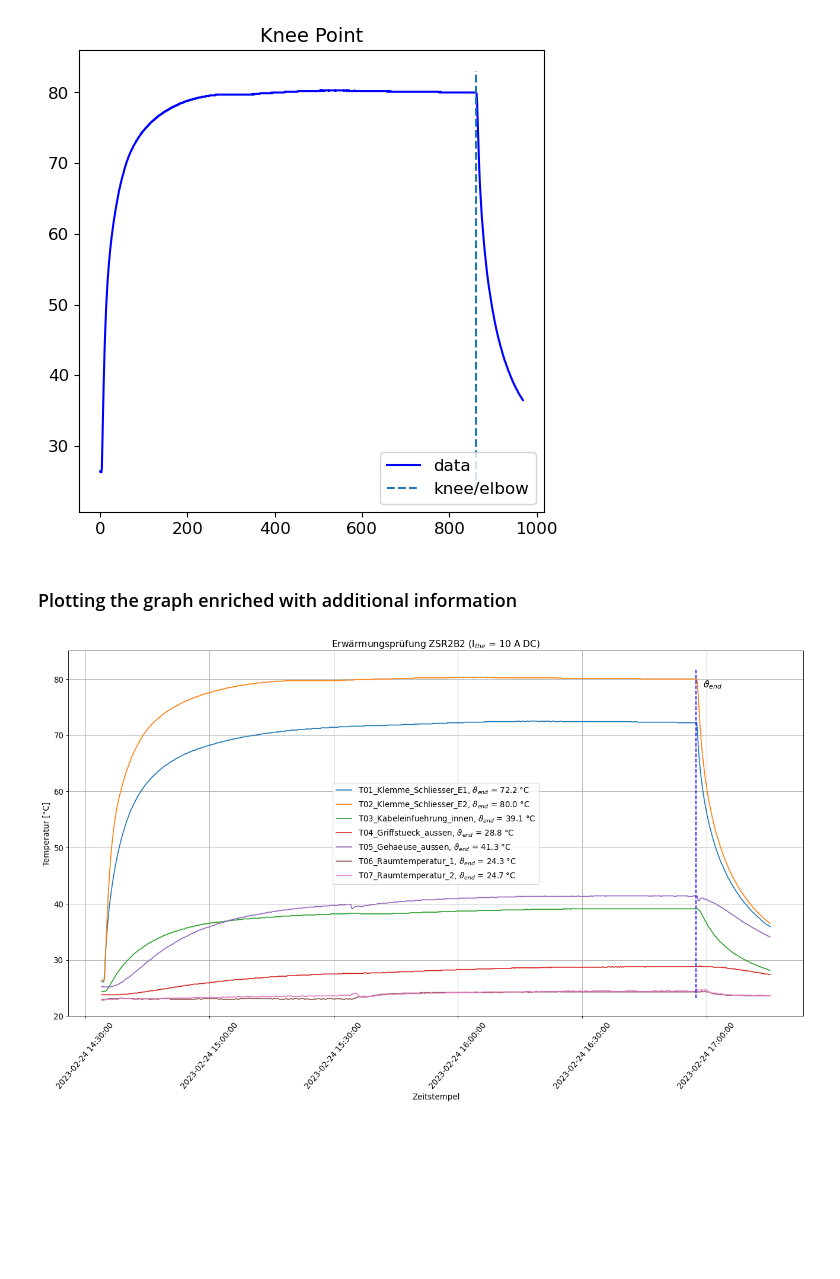
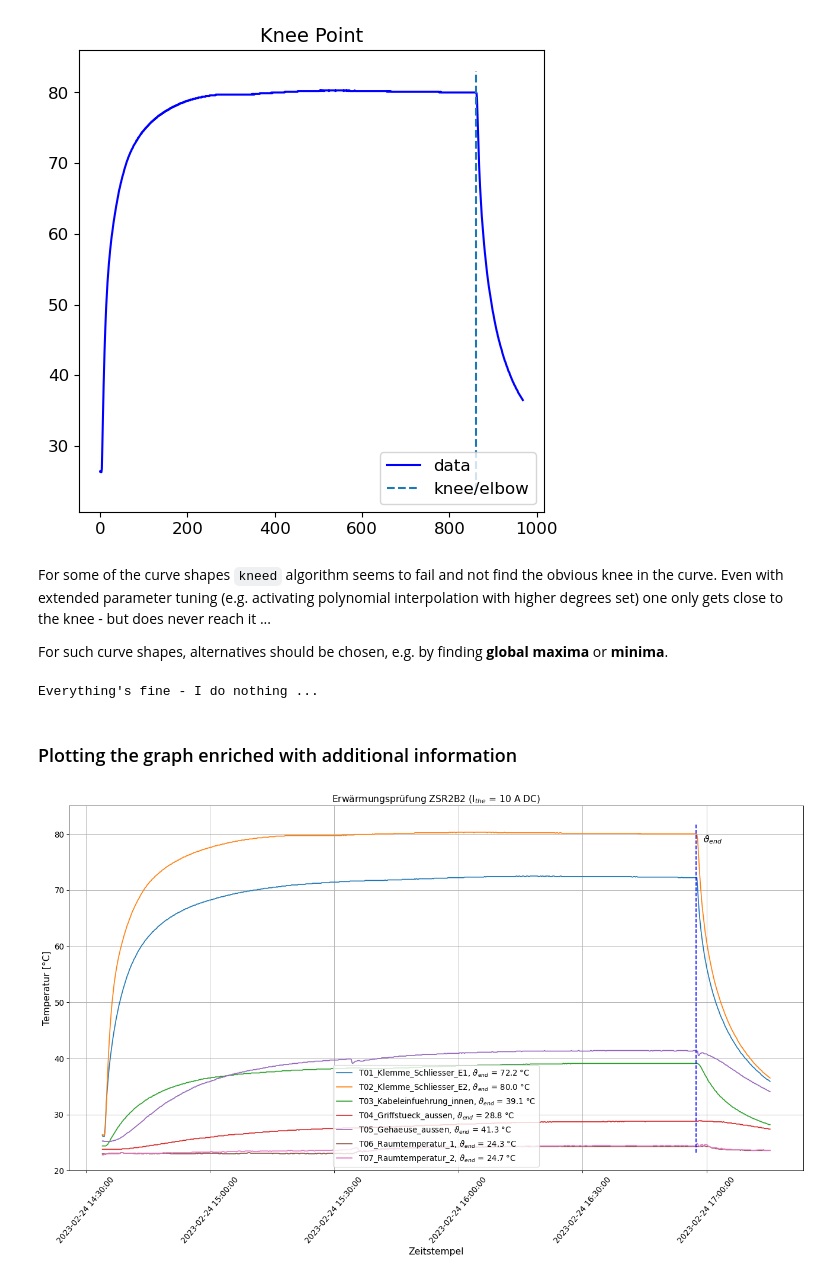
Before and after one commit to urmel79/Jupyter_PyVisa_Lab, a Jupyter notebook: Yokogawa_GP10_notebook.ipynb, the cells around one changed output. Saved outputs shown, nothing was run; the diff lists cells and outputs as text; code cells hidden in the pictures; blank space fills up the shorter version.

Commit message:
improved localizing the knee in the curve shape (alternative implemented, when the 'kneed' algorithm fails)

```diff
--- a/Yokogawa_GP10_notebook.ipynb
+++ b/Yokogawa_GP10_notebook.ipynb
@@ -644,15 +650,10 @@ In the paper [Finding a 'Kneedle' in a Haystack: Detecting Knee Points in System
 # %%
-from kneed import DataGenerator, KneeLocator
-
 # S ... selected knee point is tunable by setting the sensitivity parameter S
-#kneedle = KneeLocator(x=df_clean.index, y=df_clean['T02_Klemme_Schliesser_E2'], S=3.0, curve="concave", direction="decreasing")
-#kneedle = KneeLocator(x=df_clean[1200:1250].index, y=df_clean[1200:1250]['Klemme Schließer 2, MA'], S=5.0, curve="concave", direction="decreasing")
-#str_column = 'Klemme Schließer 2'
 str_column = 'T02_Klemme_Schliesser_E2'
-#kneedle = KneeLocator(x=df_clean[600:].index, y=df_clean[600:][str_column], S=3.0, curve="concave",
-#                      direction="decreasing", interp_method="polynomial", polynomial_degree=21, online=True)
-kneedle = KneeLocator(x=df_clean.index, y=df_clean[str_column], S=1.0, curve="concave",
-                      direction="decreasing", interp_method="interp1d", online=False)
+#kneedle = kneed.KneeLocator(x=df_clean[600:].index, y=df_clean[600:][str_column], S=3.0, curve="concave",
+#                            direction="decreasing", interp_method="polynomial", polynomial_degree=21, online=True)
+kneedle = kneed.KneeLocator(x=df_clean.index, y=df_clean[str_column], S=1.0, curve="concave",
+                            direction="decreasing", interp_method="interp1d", online=False)
 
 int_knee_point_theta_end = kneedle.elbow
 int_knee_point_theta_end
@@ -668,6 +669,25 @@ kneedle.plot_knee_normalized()
 kneedle.plot_knee()
 # %% [output]
 [figure]
+# %% [markdown]
+For some of the curve shapes `kneed` algorithm seems to fail and not find the obvious knee in the curve. Even with extended parameter tuning (e.g. activating polynomial interpolation with higher degrees set) one only gets close to the knee - but does never reach it ...
+
+For such curve shapes, alternatives should be chosen, e.g. by finding **global maxima** or **minima**.
+# %%
+int_tolerance_window = 10
+
+if ( (int_knee_point_theta_end <= df_clean.index[0] + int_tolerance_window) or
+     (int_knee_point_theta_end >= df_clean.index[-1] - int_tolerance_window) ):
+    print("I'm at the beginning or the end of the curve with index: {}".format(int_knee_point_theta_end))
+
+    # get the last occurances of maximum values
+    #col = 'T02_Klemme_Schliesser_E2'
+    int_knee_point_theta_end = df_clean.loc[::-1, str_column].idxmax()
+    print("Take last occurance of maximum value as new knee point: {}".format(int_knee_point_theta_end))
+else:
+    print("Everything's fine - I do nothing ...")
+# %% [output]
+Everything's fine - I do nothing ...
 # %% [markdown]
 ### Plotting the graph enriched with additional information
 # %%
@@ -698,45 +718,36 @@ elif (str_measurement_current == '6 A DC'):
 elif (str_measurement_current == '10 A DC'):
     plt.ylim(20, 85)
 
 plt.grid(True)
 
 plt.setp(plt.gca().xaxis.get_majorticklabels(), 'rotation', 50)
 
-plt.legend()
+# define location of legend
+# supported values for 'loc':
+#   'best', 'upper right', 'upper left', 'lower left', 'lower right',
+#   'right', 'center left', 'center right', 'lower center', 'upper center', 'center'
+plt.legend(loc="lower center")
 
 # the x coords of this transformation are data, and the
 # y coords are axes
 ax = plt.gca()
 trans = ax.get_xaxis_transform()
 
 # draw a vertical cursor on the position of the knee (point of maximum curvature)
 # it marks the end of the heating phase
 plt.axvline(x = df_clean.iloc[int_knee_point_theta_end]['Datetime'], ymin = 0.05,
             ymax = 0.95, color = 'b', label = 'axvline - full height', linestyle='--')
 plt.text(df_clean.iloc[int_knee_point_theta_end+10]['Datetime'], 0.9, r'$\vartheta_{end}$', transform=trans)
 
-# draw a vertical cursor on the position of the last occurances
-# of the maximum value of a given column
-#col = 'Klemme Schließer 2'
-#col = 'T02_Klemme_Schliesser_E2'
-# get first occurances of maximum values (default)
-#max_idx = df_clean[col].idxmax()
-# get the last occurances of maximum values
-#max_idx = df_clean.loc[::-1, col].idxmax()
-#print(df_clean['Datetime'][max_idx])
-#plt.axvline(x = df_clean['Datetime'][max_idx], ymin = 0.05,
-#            ymax = 0.95, color = 'b', label = 'axvline - full height', linestyle='--')
-#plt.text(df_clean['Datetime'][max_idx+10], 0.9, r'$\vartheta_{end}$', transform=trans)
-
 # save plot as PNG and PDF figure
 # in order to obtain the same figure as shown in the notebook, the option 'bbox_inches = "tight"'
 # has to be used - it basically extends or shrinks the bounding box such that all objects in the canvas are displayed
 # found here: https://stackoverflow.com/a/45239920
 str_image_file_path_png = './data_files/' + str_file_name_local.replace('.GTD', '.png')
 str_image_file_path_pdf = './data_files/' + str_file_name_local.replace('.GTD', '.pdf')
 plt.savefig(str_image_file_path_png, bbox_inches = 'tight')
 plt.savefig(str_image_file_path_pdf, dpi=150, bbox_inches = 'tight')
 
 plt.show()
 # %% [output]
-[figure, old version]
+[figure, new version]
```
Also changed, not shown: parts of 2 cells of this notebook, 6 other files.
